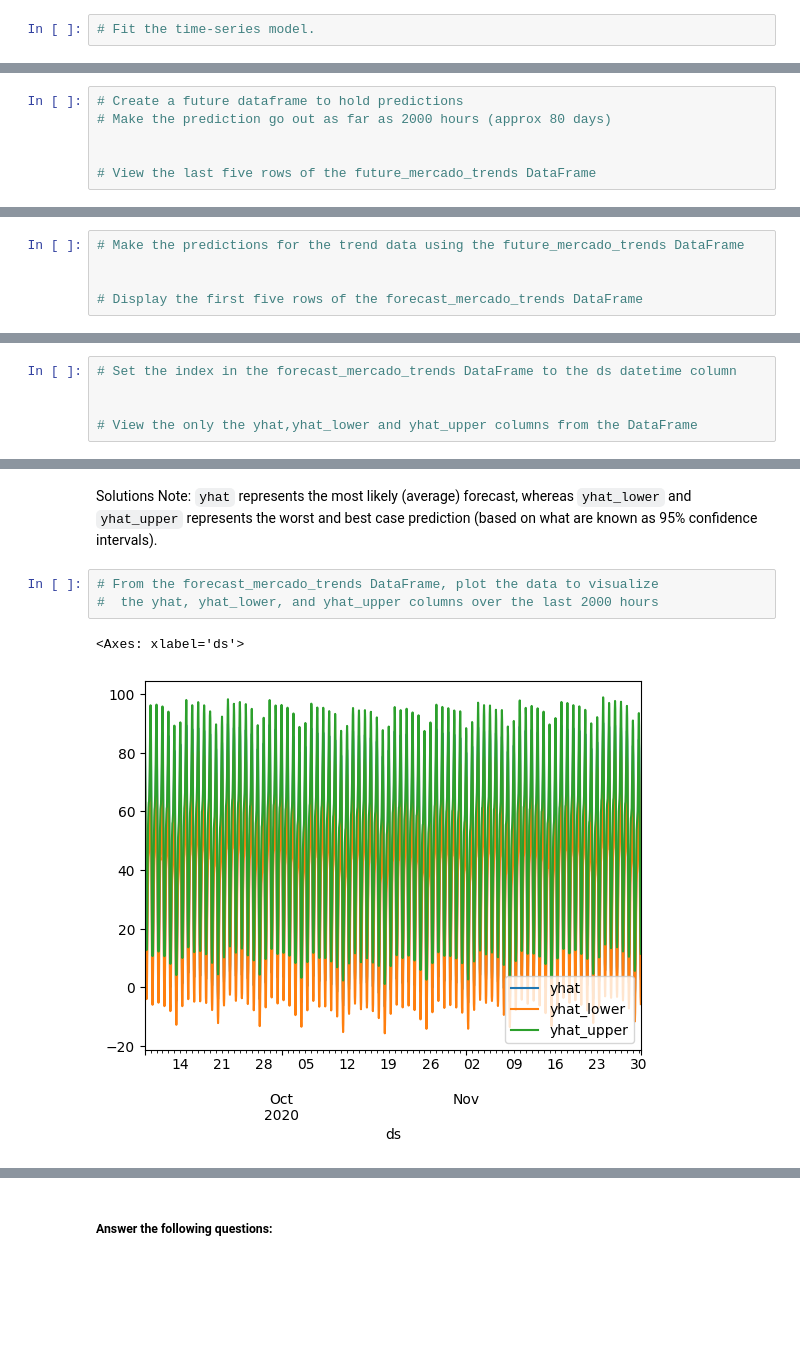
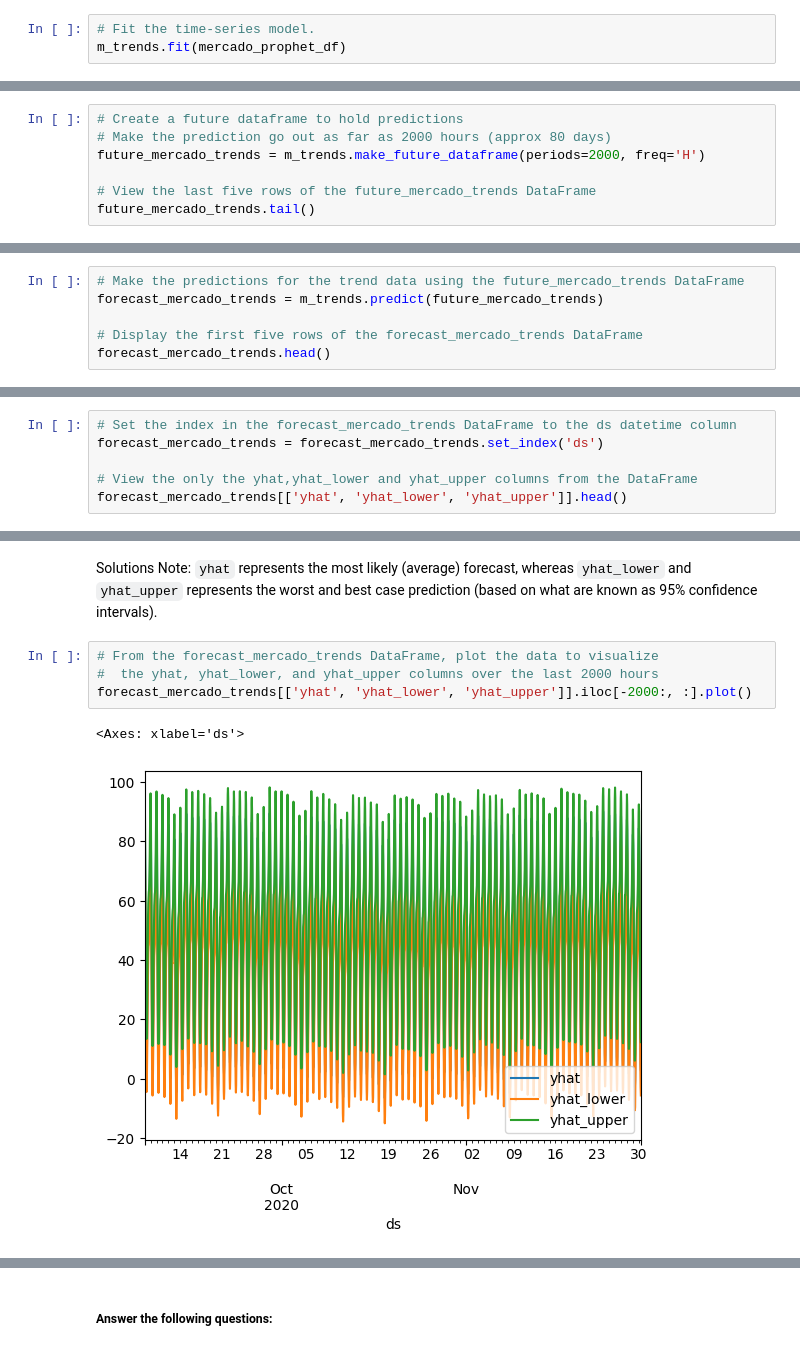
Before and after one commit to Daniel0996/Prophet-Challenge, a Jupyter notebook: forecasting_net_prophet.ipynb, the cells around one changed output, grey strips where cells are left out. Cells and saved outputs as stored; diff of their text form; blank space fills up the shorter version.

Commit message:
Completed Step 4: Create a time series model with Prophet

```diff
--- a/forecasting_net_prophet.ipynb
+++ b/forecasting_net_prophet.ipynb
@@ -405,4 +409,5 @@ Now, you need to produce a time series model that analyzes and forecasts pattern
 <prophet.forecaster.Prophet at 0x...>
 # %%
 # Fit the time-series model.
+m_trends.fit(mercado_prophet_df)
 # %% [output]
@@ -419,9 +424,10 @@ INFO:cmdstanpy:Chain [1] done processing
 # %%
 # Create a future dataframe to hold predictions
 # Make the prediction go out as far as 2000 hours (approx 80 days)
-
+future_mercado_trends = m_trends.make_future_dataframe(periods=2000, freq='H')
 
 # View the last five rows of the future_mercado_trends DataFrame
+future_mercado_trends.tail()
 # %% [output]
 |  | ds |
 | 39101 | 2020-11-30 04:00:00 |
@@ -431,8 +437,9 @@ INFO:cmdstanpy:Chain [1] done processing
 | 39105 | 2020-11-30 08:00:00 |
 # %%
 # Make the predictions for the trend data using the future_mercado_trends DataFrame
-
+forecast_mercado_trends = m_trends.predict(future_mercado_trends)
 
 # Display the first five rows of the forecast_mercado_trends DataFrame
+forecast_mercado_trends.head()
 # %% [output]
 |  | ds | trend | yhat_lower | yhat_upper | trend_lower | trend_upper | additive_terms | ... |
@@ -465,9 +472,10 @@ INFO:cmdstanpy:Chain [1] done processing
 * What's the lowest point for search traffic in the calendar year?
 # %%
 # Set the index in the forecast_mercado_trends DataFrame to the ds datetime column
-
+forecast_mercado_trends = forecast_mercado_trends.set_index('ds')
 
 # View the only the yhat,yhat_lower and yhat_upper columns from the DataFrame
+forecast_mercado_trends[['yhat', 'yhat_lower', 'yhat_upper']].head()
 # %% [output]
 |  | yhat | yhat_lower | yhat_upper |
 | ds |  |  |  |
@@ -481,8 +489,9 @@ Solutions Note: `yhat` represents the most likely (average) forecast, whereas `y
 # %%
 # From the forecast_mercado_trends DataFrame, plot the data to visualize
 #  the yhat, yhat_lower, and yhat_upper columns over the last 2000 hours
+forecast_mercado_trends[['yhat', 'yhat_lower', 'yhat_upper']].iloc[-2000:, :].plot()
 # %% [output]
 <Axes: xlabel='ds'>
-[figure, old version]
+[figure, new version]
 # %%
 # Reset the index in the forecast_mercado_trends DataFrame
```
Also changed, not shown: parts of 12 cells of this notebook.
